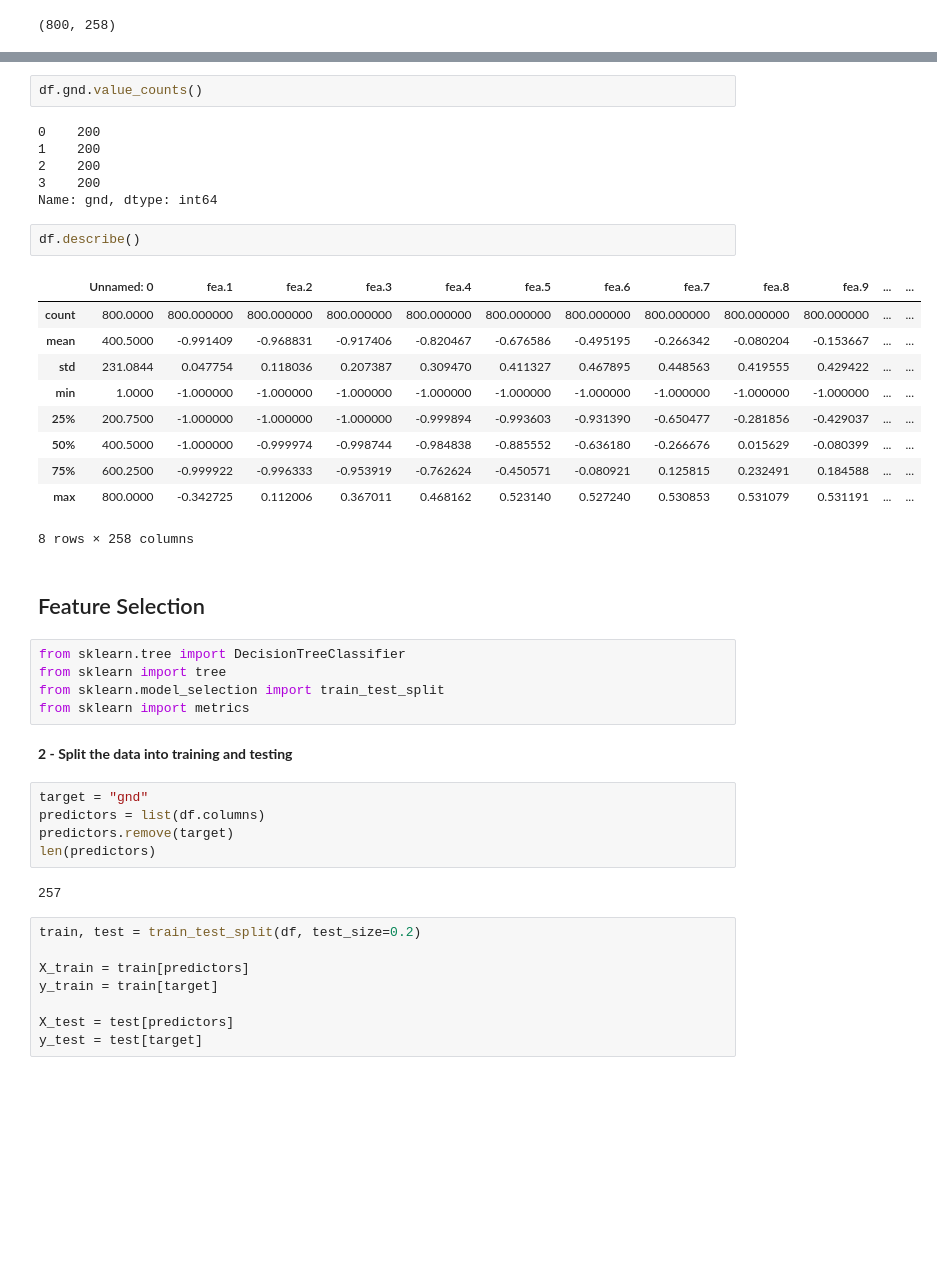
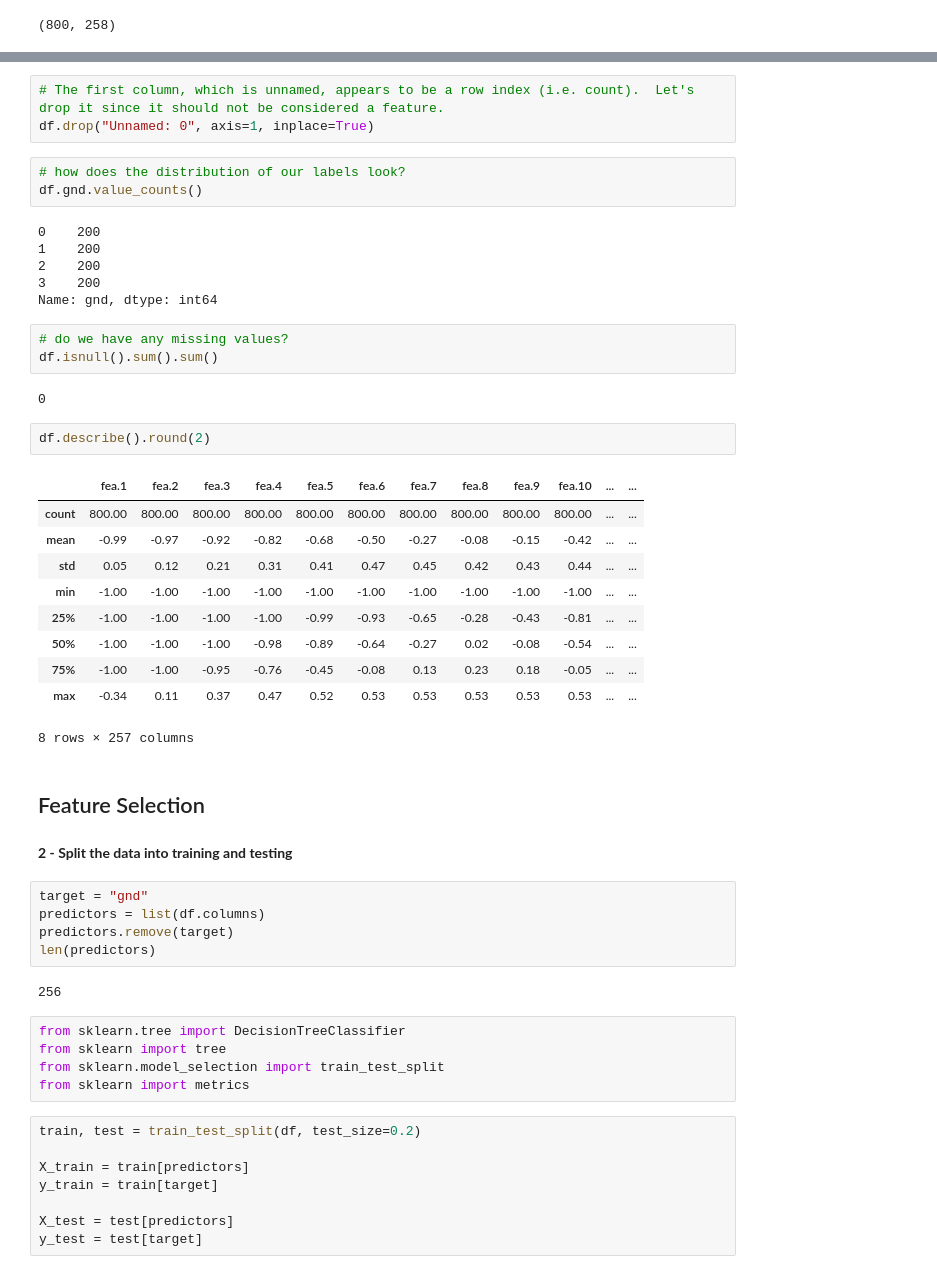
Before and after one commit to straylight77/data-sci-learning, a Jupyter notebook: dat203/lab8.ipynb, the cells around one changed output, grey strips where cells are left out. Drawn from its saved outputs; the diff is of its cells as text; blank space fills up the shorter version.

```diff
--- a/dat203/lab8.ipynb
+++ b/dat203/lab8.ipynb
@@ -40,4 +48,8 @@ df.sample(5)
+# %%
+# The first column, which is unnamed, appears to be a row index (i.e. count).  Let's drop it since it should not be considered a feature.
+df.drop("Unnamed: 0", axis=1, inplace=True)
 # %%
+# how does the distribution of our labels look?
 df.gnd.value_counts()
 # %% [output]
 0    200
@@ -45,26 +57,26 @@ df.gnd.value_counts()
 2    200
 3    200
 Name: gnd, dtype: int64
+# %%
+# do we have any missing values?
+df.isnull().sum().sum()
+# %% [output]
+0
 # %%
-df.describe()
+df.describe().round(2)
 # %% [output]
-|  | Unnamed: 0 | fea.1 | fea.2 | fea.3 | fea.4 | fea.5 | fea.6 | fea.7 | fea.8 | fea.9 | ... | ... |
-| count | 800.0000 | 800.000000 | 800.000000 | 800.000000 | 800.000000 | 800.000000 | 800.000000 | 800.000000 | 800.000000 | 800.000000 | ... | ... |
-| mean | 400.5000 | -0.991409 | -0.968831 | -0.917406 | -0.820467 | -0.676586 | -0.495195 | -0.266342 | -0.080204 | -0.153667 | ... | ... |
-| std | 231.0844 | 0.047754 | 0.118036 | 0.207387 | 0.309470 | 0.411327 | 0.467895 | 0.448563 | 0.419555 | 0.429422 | ... | ... |
-| min | 1.0000 | -1.000000 | -1.000000 | -1.000000 | -1.000000 | -1.000000 | -1.000000 | -1.000000 | -1.000000 | -1.000000 | ... | ... |
-| 25% | 200.7500 | -1.000000 | -1.000000 | -1.000000 | -0.999894 | -0.993603 | -0.931390 | -0.650477 | -0.281856 | -0.429037 | ... | ... |
-| 50% | 400.5000 | -1.000000 | -0.999974 | -0.998744 | -0.984838 | -0.885552 | -0.636180 | -0.266676 | 0.015629 | -0.080399 | ... | ... |
-| 75% | 600.2500 | -0.999922 | -0.996333 | -0.953919 | -0.762624 | -0.450571 | -0.080921 | 0.125815 | 0.232491 | 0.184588 | ... | ... |
-| max | 800.0000 | -0.342725 | 0.112006 | 0.367011 | 0.468162 | 0.523140 | 0.527240 | 0.530853 | 0.531079 | 0.531191 | ... | ... |
+|  | fea.1 | fea.2 | fea.3 | fea.4 | fea.5 | fea.6 | fea.7 | fea.8 | fea.9 | fea.10 | ... | ... |
+| count | 800.00 | 800.00 | 800.00 | 800.00 | 800.00 | 800.00 | 800.00 | 800.00 | 800.00 | 800.00 | ... | ... |
+| mean | -0.99 | -0.97 | -0.92 | -0.82 | -0.68 | -0.50 | -0.27 | -0.08 | -0.15 | -0.42 | ... | ... |
+| std | 0.05 | 0.12 | 0.21 | 0.31 | 0.41 | 0.47 | 0.45 | 0.42 | 0.43 | 0.44 | ... | ... |
+| min | -1.00 | -1.00 | -1.00 | -1.00 | -1.00 | -1.00 | -1.00 | -1.00 | -1.00 | -1.00 | ... | ... |
+| 25% | -1.00 | -1.00 | -1.00 | -1.00 | -0.99 | -0.93 | -0.65 | -0.28 | -0.43 | -0.81 | ... | ... |
+| 50% | -1.00 | -1.00 | -1.00 | -0.98 | -0.89 | -0.64 | -0.27 | 0.02 | -0.08 | -0.54 | ... | ... |
+| 75% | -1.00 | -1.00 | -0.95 | -0.76 | -0.45 | -0.08 | 0.13 | 0.23 | 0.18 | -0.05 | ... | ... |
+| max | -0.34 | 0.11 | 0.37 | 0.47 | 0.52 | 0.53 | 0.53 | 0.53 | 0.53 | 0.53 | ... | ... |
-8 rows × 258 columns
+8 rows × 257 columns
 # %% [markdown]
 ## Feature Selection
-# %%
-from sklearn.tree import DecisionTreeClassifier
-from sklearn import tree
-from sklearn.model_selection import train_test_split
-from sklearn import metrics
 # %% [markdown]
 **2 - Split the data into training and testing**
 # %%
@@ -73,7 +85,12 @@ predictors = list(df.columns)
 predictors.remove(target)
 len(predictors)
 # %% [output]
-257
+256
+# %%
+from sklearn.tree import DecisionTreeClassifier
+from sklearn import tree
+from sklearn.model_selection import train_test_split
+from sklearn import metrics
 # %%
 train, test = train_test_split(df, test_size=0.2)
 
```
Also changed, not shown: parts of 26 cells of this notebook.
